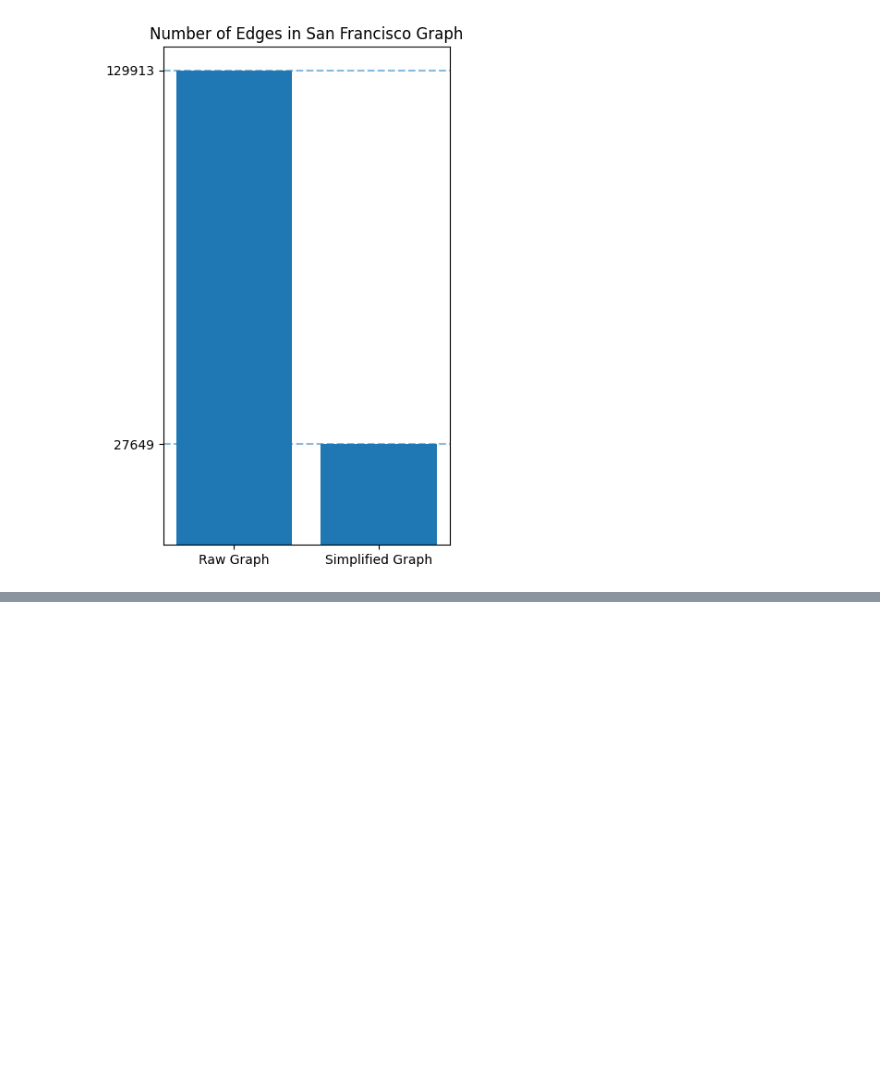
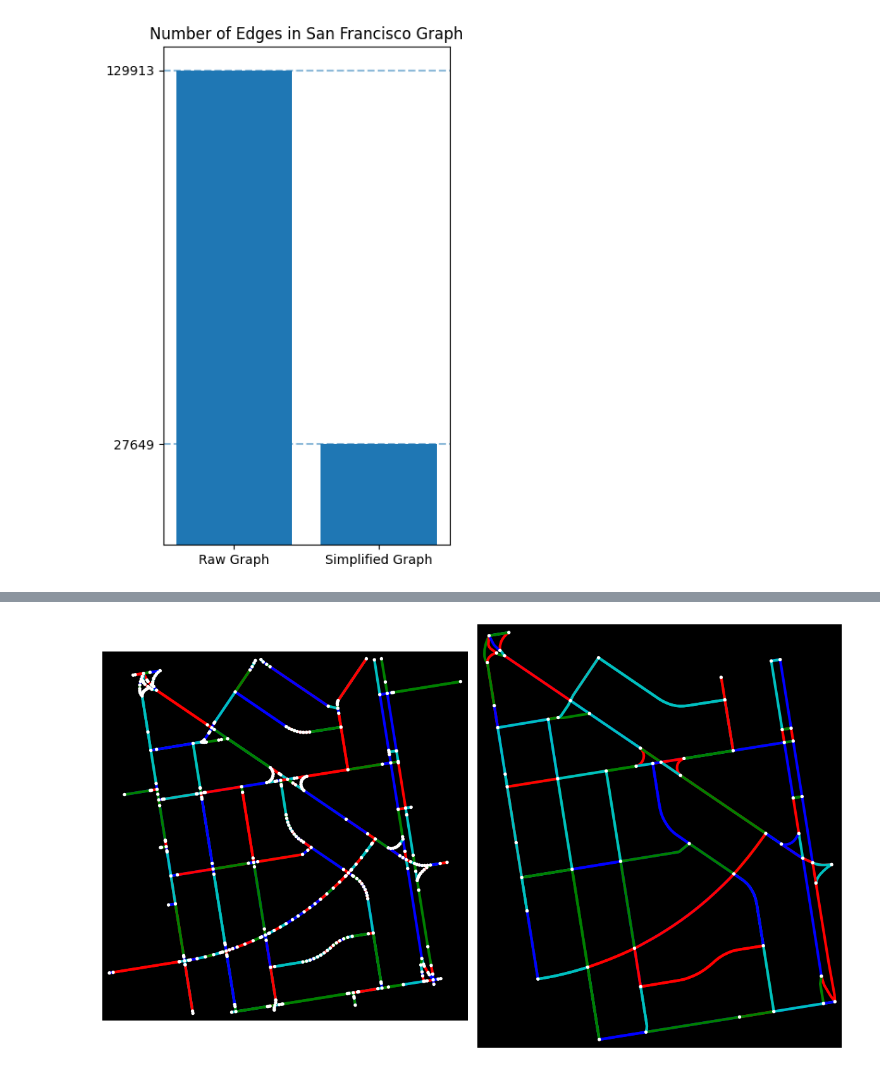
Before and after one commit to milad-4274/osm_graph_simplification, a Jupyter notebook: san_francisco.ipynb, the cells around one changed output, grey strips where cells are left out. Saved outputs shown, nothing was run; the diff lists cells and outputs as text; code cells hidden in the pictures; blank space fills up the shorter version.

```diff
--- a/san_francisco.ipynb
+++ b/san_francisco.ipynb
@@ -60,0 +87,37 @@ ax.axhline(len(simplified_graph.edges()), ls="--", alpha=0.5)
+# %%
+lat1, lon1 = 37.806054397786056, -122.44293466180456
+lat2, lon2 = 37.80021716104004, -122.4356708469928
+
+zoomed_nodes_graph = [node for node in graph.nodes() if graph.nodes[node]["y"] < lat1 and graph.nodes[node]["y"] > lat2 and graph.nodes[node]["x"] < lon2 and graph.nodes[node]["x"] > lon1 ]
+zoomed_nodes_simplified_graph = [node for node in simplified_graph.nodes() if simplified_graph.nodes[node]["y"] < lat1 and simplified_graph.nodes[node]["y"] > lat2 and simplified_graph.nodes[node]["x"] < lon2 and simplified_graph.nodes[node]["x"] > lon1 ]
+
+zoomed_graph = graph.subgraph(zoomed_nodes_graph)
+zoomed_simplified_graph = simplified_graph.subgraph(zoomed_nodes_simplified_graph)
+# %%
+# Color Settings
+BG_COLOR = (0,0,0)
+NODE_COLOR = "w"
+EDGE_COLORS = ["g", "b", "r","c"]
+
+# Size
+NODE_SIZE= 15
+EDGE_LW = 3
+
+fig, axes = plt.subplots(nrows=1, ncols=2, figsize=(12,7), frameon=False)
+
+for ax in axes:
+    ax.set_facecolor(BG_COLOR)
+
+graph_edge_colors = assign_edge_colors(zoomed_graph, EDGE_COLORS)
+simplified_graph_edge_colors = assign_edge_colors(zoomed_simplified_graph, EDGE_COLORS)
+
+fig, axes[0] = ox.plot_graph(zoomed_graph, ax=axes[0], edge_color=graph_edge_colors, node_color=NODE_COLOR, node_size=NODE_SIZE, edge_linewidth=EDGE_LW, close=False, show=False)
+fig, axes[1] = ox.plot_graph(zoomed_simplified_graph, ax=axes[1], edge_color=simplified_graph_edge_colors, node_color=NODE_COLOR, node_size=NODE_SIZE, edge_linewidth=EDGE_LW, close=False, show=False)
+
+# axes[0].set_title("Raw OSM graph (Before Simplification)")
+# axes[1].set_title("After Simplification")
+plt.tight_layout()
+plt.savefig("outputs//before_after_sf.png", dpi=300)
+plt.show()
+# %% [output]
+[figure, added]
```
Also changed, not shown: parts of 13 cells of this notebook, 1 other file.
